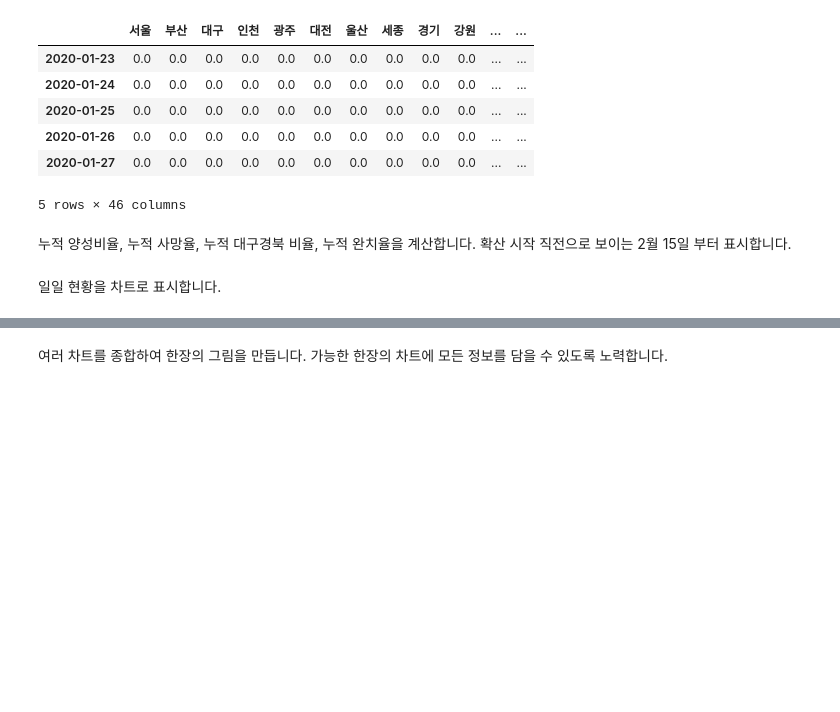
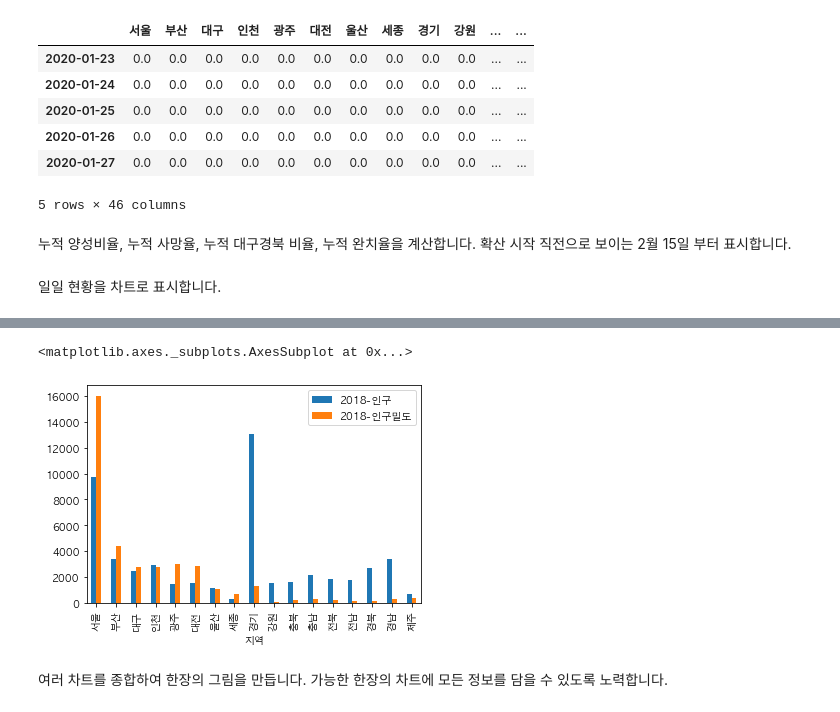
Before and after one commit to yong27/coronadaily, a Jupyter notebook: COVID19-daily-analysis.ipynb, the cells around one changed output, grey strips where cells are left out. Cells and saved outputs as stored; diff of their text form; code cells hidden in the pictures; blank space fills up the shorter version.

```diff
--- a/COVID19-daily-analysis.ipynb
+++ b/COVID19-daily-analysis.ipynb
@@ -128,3 +167,8 @@ plt.show()
+# %%
+density.iloc[:-1, :][['2018-인구', '2018-인구밀도']].plot(kind='bar')
+# %% [output]
+<matplotlib.axes._subplots.AxesSubplot at 0x...>
+[figure, added]
 # %% [markdown]
 여러 차트를 종합하여 한장의 그림을 만듭니다. 가능한 한장의 차트에 모든 정보를 담을 수 있도록 노력합니다.
 # %%
```
Also changed, not shown: parts of 8 cells of this notebook, 4 other files.
